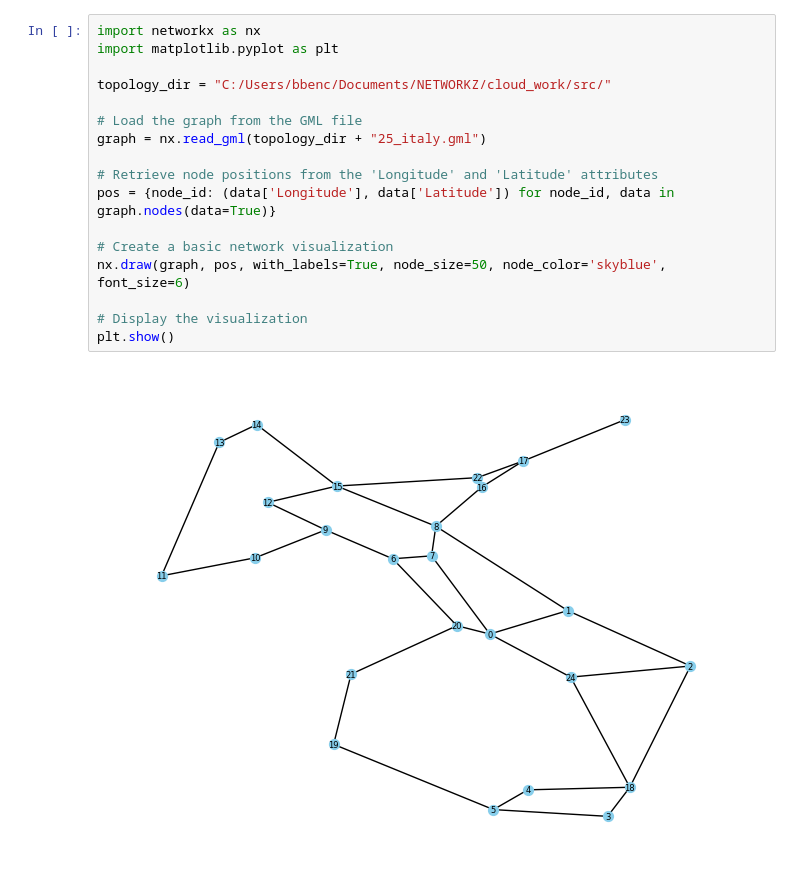
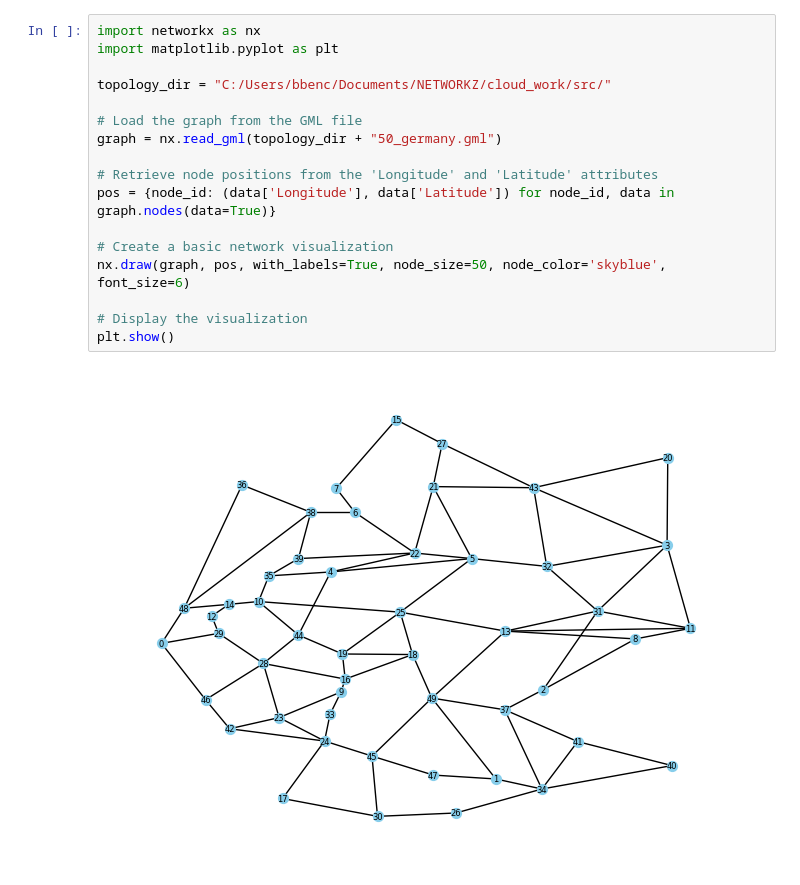
Before and after one commit to savelugi/cloud_work, a Jupyter notebook: hello.ipynb, the cells around one changed output. Saved outputs shown, nothing was run; the diff lists cells and outputs as text.

```diff
--- a/hello.ipynb
+++ b/hello.ipynb
@@ -40,19 +24,19 @@ plt.show()
 # %%
 import networkx as nx
 import matplotlib.pyplot as plt
 
 topology_dir = "C:/Users/bbenc/Documents/NETWORKZ/cloud_work/src/"
 
 # Load the graph from the GML file
-graph = nx.read_gml(topology_dir + "25_italy.gml")
+graph = nx.read_gml(topology_dir + "50_germany.gml")
 
 # Retrieve node positions from the 'Longitude' and 'Latitude' attributes
 pos = {node_id: (data['Longitude'], data['Latitude']) for node_id, data in graph.nodes(data=True)}
 
 # Create a basic network visualization
 nx.draw(graph, pos, with_labels=True, node_size=50, node_color='skyblue', font_size=6)
 
 # Display the visualization
 plt.show()
 # %% [output]
-[figure, old version]
+[figure, new version]
```
Also changed, not shown: parts of 7 cells of this notebook, 5 other files.
